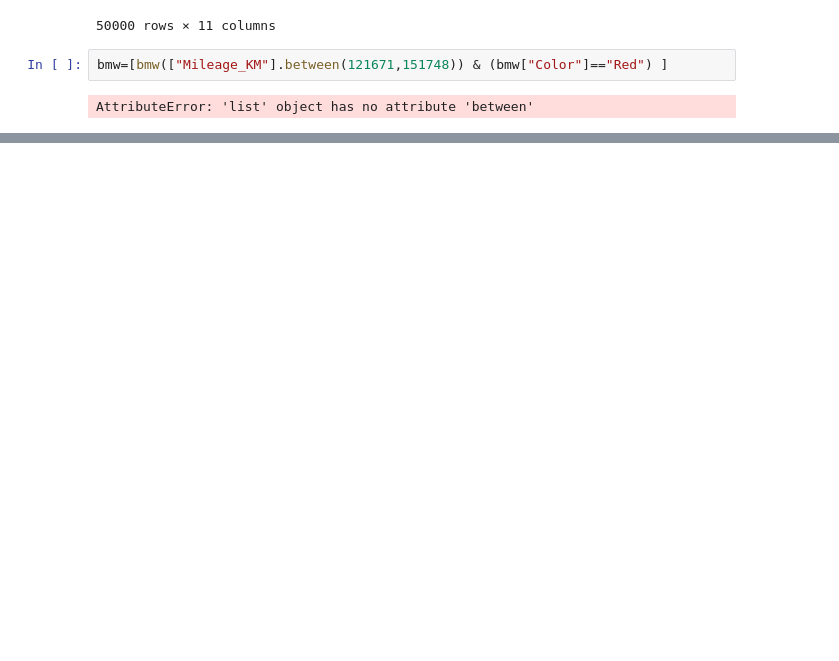
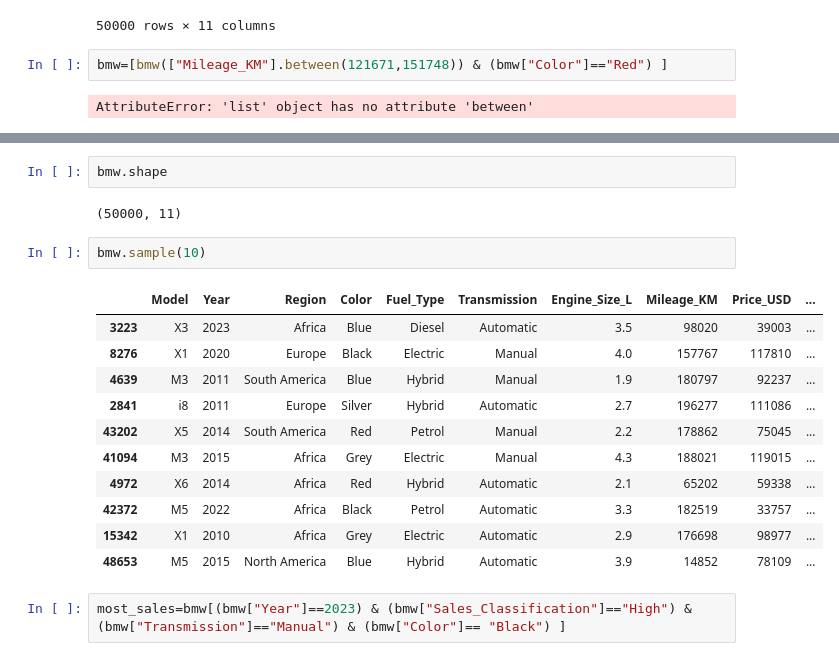
Before and after one commit to MR-pavan-patil/Pavan-Main-datascince, a Jupyter notebook: Pd & np/numpy.ipynb, the cells around one changed output, grey strips where cells are left out. Cells and saved outputs as stored; diff of their text form; blank space fills up the shorter version.

```diff
--- a/Pd & np/numpy.ipynb
+++ b/Pd & np/numpy.ipynb
@@ -437,0 +458,20 @@ AttributeError: 'list' object has no attribute 'between'
+# %%
+bmw.shape
+# %% [output]
+(50000, 11)
+# %%
+bmw.sample(10)
+# %% [output]
+|  | Model | Year | Region | Color | Fuel_Type | Transmission | Engine_Size_L | Mileage_KM | Price_USD | ... |
+| 3223 | X3 | 2023 | Africa | Blue | Diesel | Automatic | 3.5 | 98020 | 39003 | ... |
+| 8276 | X1 | 2020 | Europe | Black | Electric | Manual | 4.0 | 157767 | 117810 | ... |
+| 4639 | M3 | 2011 | South America | Blue | Hybrid | Manual | 1.9 | 180797 | 92237 | ... |
+| 2841 | i8 | 2011 | Europe | Silver | Hybrid | Automatic | 2.7 | 196277 | 111086 | ... |
+| 43202 | X5 | 2014 | South America | Red | Petrol | Manual | 2.2 | 178862 | 75045 | ... |
+| 41094 | M3 | 2015 | Africa | Grey | Electric | Manual | 4.3 | 188021 | 119015 | ... |
+| 4972 | X6 | 2014 | Africa | Red | Hybrid | Automatic | 2.1 | 65202 | 59338 | ... |
+| 42372 | M5 | 2022 | Africa | Black | Petrol | Automatic | 3.3 | 182519 | 33757 | ... |
+| 15342 | X1 | 2010 | Africa | Grey | Electric | Automatic | 2.9 | 176698 | 98977 | ... |
+| 48653 | M5 | 2015 | North America | Blue | Hybrid | Automatic | 3.9 | 14852 | 78109 | ... |
+# %%
+most_sales=bmw[(bmw["Year"]==2023) & (bmw["Sales_Classification"]=="High") & (bmw["Transmission"]=="Manual") & (bmw["Color"]== "Black") ]
```
Also changed, not shown: parts of 8 cells of this notebook, 2 other files.
